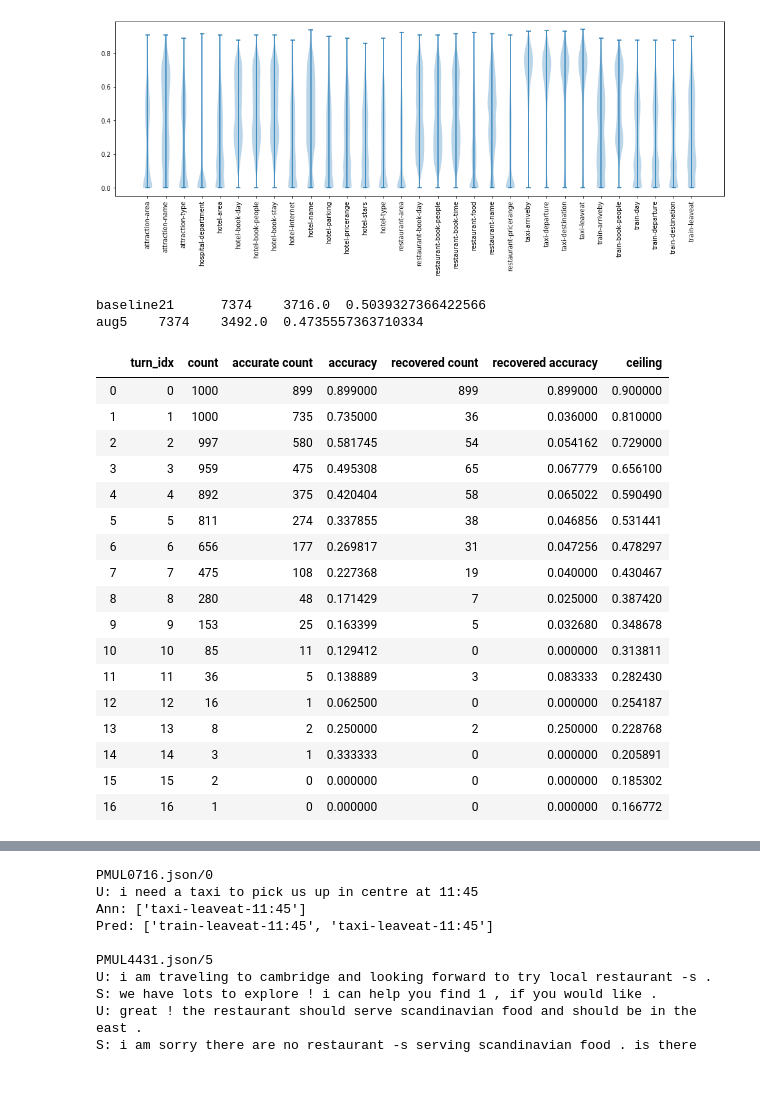
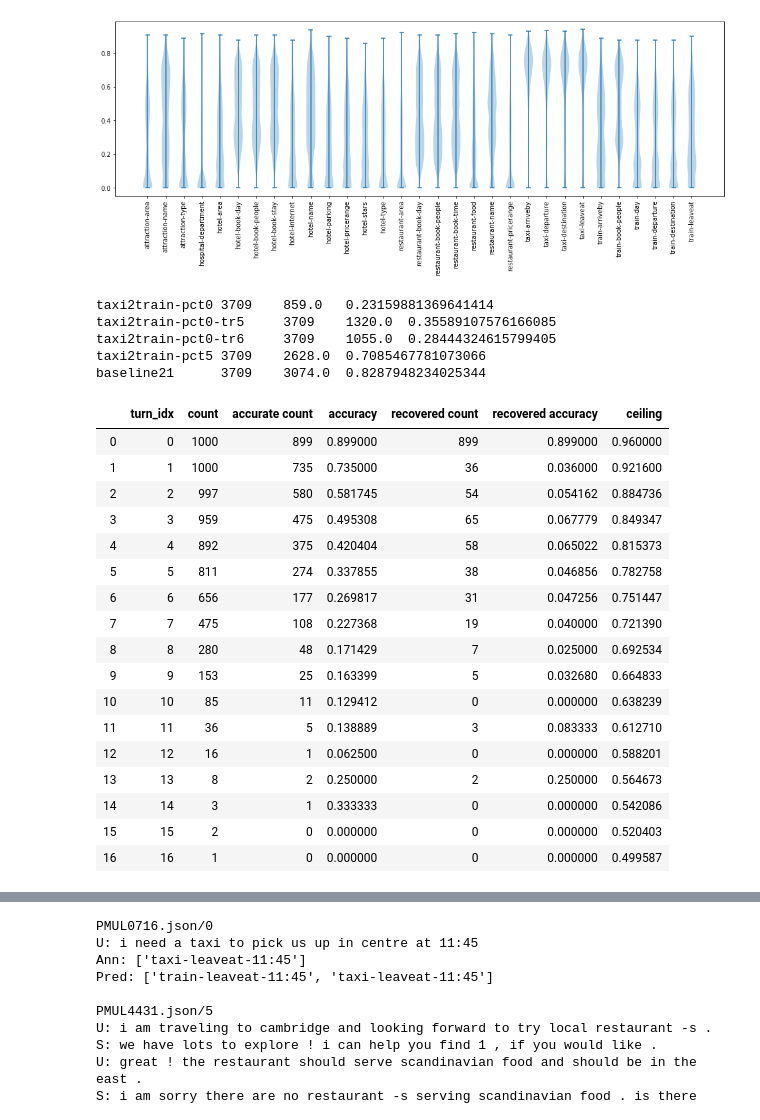
Before and after one commit to stanford-oval/trade-dst, a Jupyter notebook: data-analysis.ipynb, the cells around one changed output, grey strips where cells are left out. Saved outputs shown, nothing was run; the diff lists cells and outputs as text; code cells hidden in the pictures; blank space fills up the shorter version.

Commit message:
add scripts to convert genie format data to trade data

```diff
--- a/data-analysis.ipynb
+++ b/data-analysis.ipynb
@@ -155,15 +155,17 @@ plt.gca().violinplot(slot_distribution)
  'cbars': <matplotlib.collections.LineCollection at 0x...>}
 [figure]
 # %%
+test_domain = 'train'
+#test_domain = None
+
 def remove_none_slots(belief):
     for slot_tuple in belief:
-        domain, slot_name, slot_value = slot_tuple.split('-')
+        domain, slot_name, slot_value = slot_tuple.split('-', maxsplit=2)
         if slot_value == 'none':
             continue
 
-        # HACK HACK HACK
-        #if domain != 'train':
-        #    continue
+        if test_domain is not None and domain != test_domain:
+            continue
 
         yield slot_tuple
 
@@ -186,11 +188,11 @@ def print_turn(dialogue_id, model_name, up_to=-1):
     print('Ann:', pred_data_all[model_name][dialogue_id][str(turn_idx)]['turn_belief'])
     print('Pred:', pred_data_all[model_name][dialogue_id][str(turn_idx)]['pred_bs_ptr'])
 # %%
-ALL_MODELS = ['baseline21', 'aug5']
+ALL_MODELS = ['taxi2train-pct0', 'taxi2train-pct0-tr5', 'taxi2train-pct0-tr6', 'taxi2train-pct5', 'baseline21']
 
 pred_data_all = dict()
 for modelname in ALL_MODELS:
-    with open('./model-' + modelname + '/predictions/full/prediction_TRADE_dev.json') as fp:
+    with open('./model-' + modelname + '/predictions/' + (test_domain if test_domain else 'full') + '/prediction_TRADE_dev.json') as fp:
         pred_data = json.load(fp)
         pred_data_all[modelname] = pred_data
 # %%
@@ -200,8 +202,8 @@ for modelname in ALL_MODELS:
     accuracy = 0
 
     for dialogue_id, dialogue in dialogue_dev_data.items():
-        #if test_domain not in dialogue['domains']:
-        #    continue
+        if test_domain is not None and test_domain not in dialogue['domains']:
+            continue
 
         pred = pred_data_all[modelname][dialogue_id]
 
@@ -212,8 +214,11 @@ for modelname in ALL_MODELS:
 
     print(modelname, count, accuracy, accuracy/count, sep='\t')
 # %% [output]
-baseline21      7374    3716.0  0.5039327366422566
-aug5    7374    3492.0  0.4735557363710334
+taxi2train-pct0 3709    859.0   0.23159881369641414
+taxi2train-pct0-tr5     3709    1320.0  0.35589107576166085
+taxi2train-pct0-tr6     3709    1055.0  0.28444324615799405
+taxi2train-pct5 3709    2628.0  0.7085467781073066
+baseline21      3709    3074.0  0.8287948234025344
 # %%
 modelname = 'baseline21'
 
@@ -223,51 +228,51 @@ per_turn_accuracy = np.zeros((max_num_turn+1,), dtype=np.int32)
 per_turn_recovery = np.zeros((max_num_turn+1,), dtype=np.int32)
 
 for dialogue_id, dialogue in dialogue_dev_data.items():
     #if test_domain not in dialogue['domains']:
     #    continue
 
     pred = pred_data_all[modelname][dialogue_id]
 
     prev_turn_ok = 0
     for turn in dialogue['dialogue']:
         turn_idx = turn['turn_idx']
         turn_pred = pred[str(turn_idx)]
         per_turn_count[turn_idx] += 1
         turn_ok = get_joint_accuracy(turn_pred)
         per_turn_accuracy[turn_idx] += turn_ok
 
         if turn_ok and not prev_turn_ok:
             per_turn_recovery[turn_idx] += 1
         prev_turn_ok = turn_ok
 
 data = [
     [turn_idx, per_turn_count[turn_idx], per_turn_accuracy[turn_idx],
      per_turn_accuracy[turn_idx] / per_turn_count[turn_idx],
      per_turn_recovery[turn_idx],
      per_turn_recovery[turn_idx] / per_turn_count[turn_idx],
-     pow(0.9, turn_idx+1)]
+     pow(0.96, turn_idx+1)]
     for turn_idx in range(max_num_turn)
 ]
 pd.DataFrame(data, columns=['turn_idx', 'count', 'accurate count', 'accuracy', 'recovered count', 'recovered accuracy', 'ceiling'])
 # %% [output]
 |  | turn_idx | count | accurate count | accuracy | recovered count | recovered accuracy | ceiling |
-| 0 | 0 | 1000 | 899 | 0.899000 | 899 | 0.899000 | 0.900000 |
-| 1 | 1 | 1000 | 735 | 0.735000 | 36 | 0.036000 | 0.810000 |
-| 2 | 2 | 997 | 580 | 0.581745 | 54 | 0.054162 | 0.729000 |
-| 3 | 3 | 959 | 475 | 0.495308 | 65 | 0.067779 | 0.656100 |
-| 4 | 4 | 892 | 375 | 0.420404 | 58 | 0.065022 | 0.590490 |
-| 5 | 5 | 811 | 274 | 0.337855 | 38 | 0.046856 | 0.531441 |
-| 6 | 6 | 656 | 177 | 0.269817 | 31 | 0.047256 | 0.478297 |
-| 7 | 7 | 475 | 108 | 0.227368 | 19 | 0.040000 | 0.430467 |
-| 8 | 8 | 280 | 48 | 0.171429 | 7 | 0.025000 | 0.387420 |
-| 9 | 9 | 153 | 25 | 0.163399 | 5 | 0.032680 | 0.348678 |
-| 10 | 10 | 85 | 11 | 0.129412 | 0 | 0.000000 | 0.313811 |
-| 11 | 11 | 36 | 5 | 0.138889 | 3 | 0.083333 | 0.282430 |
-| 12 | 12 | 16 | 1 | 0.062500 | 0 | 0.000000 | 0.254187 |
-| 13 | 13 | 8 | 2 | 0.250000 | 2 | 0.250000 | 0.228768 |
-| 14 | 14 | 3 | 1 | 0.333333 | 0 | 0.000000 | 0.205891 |
-| 15 | 15 | 2 | 0 | 0.000000 | 0 | 0.000000 | 0.185302 |
-| 16 | 16 | 1 | 0 | 0.000000 | 0 | 0.000000 | 0.166772 |
+| 0 | 0 | 1000 | 899 | 0.899000 | 899 | 0.899000 | 0.960000 |
+| 1 | 1 | 1000 | 735 | 0.735000 | 36 | 0.036000 | 0.921600 |
+| 2 | 2 | 997 | 580 | 0.581745 | 54 | 0.054162 | 0.884736 |
+| 3 | 3 | 959 | 475 | 0.495308 | 65 | 0.067779 | 0.849347 |
+| 4 | 4 | 892 | 375 | 0.420404 | 58 | 0.065022 | 0.815373 |
+| 5 | 5 | 811 | 274 | 0.337855 | 38 | 0.046856 | 0.782758 |
+| 6 | 6 | 656 | 177 | 0.269817 | 31 | 0.047256 | 0.751447 |
+| 7 | 7 | 475 | 108 | 0.227368 | 19 | 0.040000 | 0.721390 |
+| 8 | 8 | 280 | 48 | 0.171429 | 7 | 0.025000 | 0.692534 |
+| 9 | 9 | 153 | 25 | 0.163399 | 5 | 0.032680 | 0.664833 |
+| 10 | 10 | 85 | 11 | 0.129412 | 0 | 0.000000 | 0.638239 |
+| 11 | 11 | 36 | 5 | 0.138889 | 3 | 0.083333 | 0.612710 |
+| 12 | 12 | 16 | 1 | 0.062500 | 0 | 0.000000 | 0.588201 |
+| 13 | 13 | 8 | 2 | 0.250000 | 2 | 0.250000 | 0.564673 |
+| 14 | 14 | 3 | 1 | 0.333333 | 0 | 0.000000 | 0.542086 |
+| 15 | 15 | 2 | 0 | 0.000000 | 0 | 0.000000 | 0.520403 |
+| 16 | 16 | 1 | 0 | 0.000000 | 0 | 0.000000 | 0.499587 |
 # %%
 per_turn_accuracy_all = dict()
 for modelname in ALL_MODELS:
```
Also changed, not shown: parts of 4 cells of this notebook, 2 other files.
